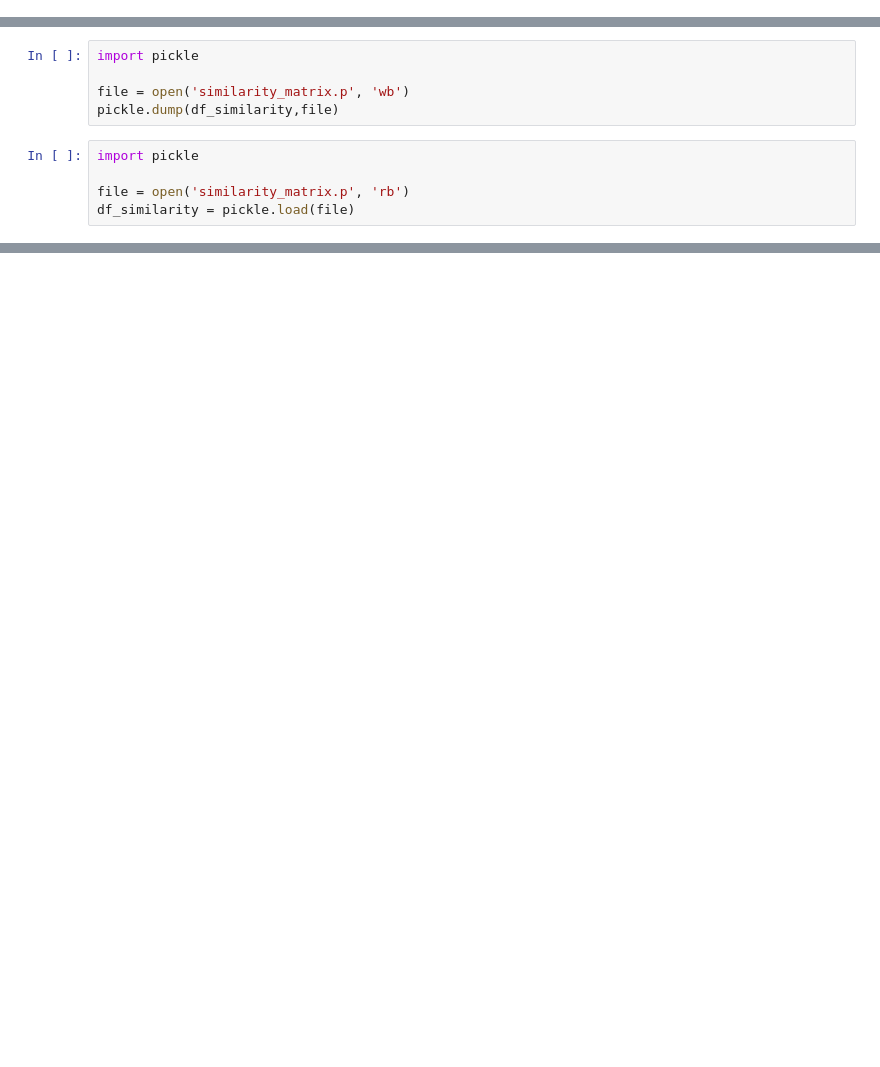
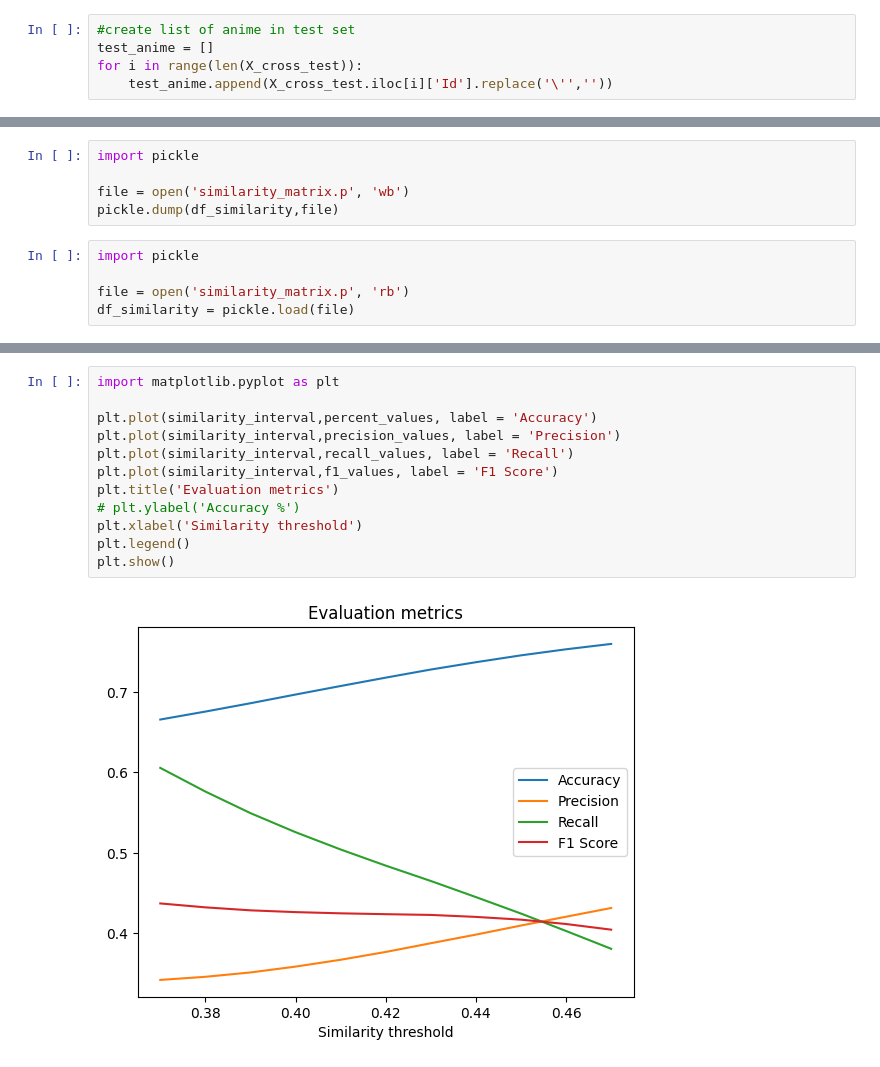
Before and after one commit to nle244/MAL-Recommendation, a Jupyter notebook: items2items.ipynb, the cells around one changed output, grey strips where cells are left out. Drawn from its saved outputs; the diff is of its cells as text; blank space fills up the shorter version.

```diff
--- a/items2items.ipynb
+++ b/items2items.ipynb
@@ -27,0 +32,5 @@ rows = df_true[['Id']].copy()
+# %%
+#create list of anime in test set
+test_anime = []
+for i in range(len(X_cross_test)):
+    test_anime.append(X_cross_test.iloc[i]['Id'].replace('\'',''))
@@ -86,0 +380,14 @@ X_cross_train, X_cross_test, y_cross_train, y_cross_test = train_test_split(x_tr
+# %%
+import matplotlib.pyplot as plt
+
+plt.plot(similarity_interval,percent_values, label = 'Accuracy')
+plt.plot(similarity_interval,precision_values, label = 'Precision')
+plt.plot(similarity_interval,recall_values, label = 'Recall')
+plt.plot(similarity_interval,f1_values, label = 'F1 Score')
+plt.title('Evaluation metrics')
+# plt.ylabel('Accuracy %')
+plt.xlabel('Similarity threshold')
+plt.legend()
+plt.show()
+# %% [output]
+[figure, added]
```
Also changed, not shown: parts of 21 cells of this notebook, 2 other files.
